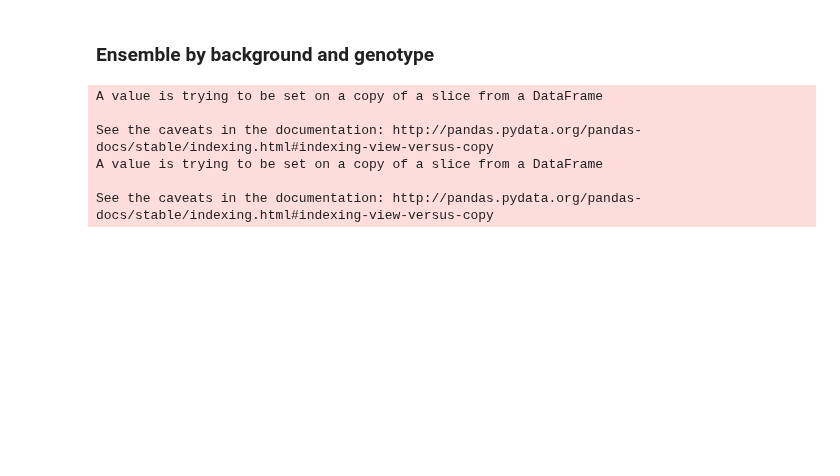
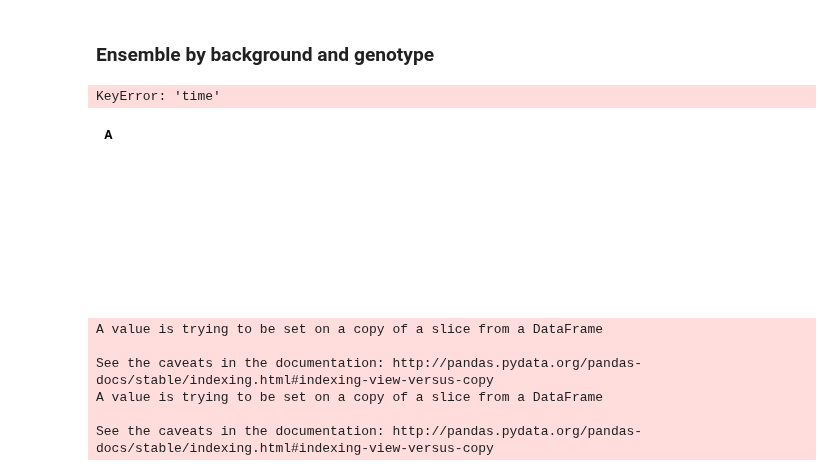
Before and after one commit to ivazquez/clonal-heterogeneity, a Jupyter notebook: src/figure5.ipynb, the cells around one changed output. Drawn from its saved outputs; the diff is of its cells as text; code cells hidden in the pictures; blank space fills up the shorter version.

```diff
--- a/src/figure5.ipynb
+++ b/src/figure5.ipynb
@@ -181,7 +191,7 @@ ax.axis('off')
 ### Box plots ###
 groups_sp = spores_norm_df.groupby(['env_evo','env_test'])
 groups_hy = hybrids_norm_df.groupby(['env_evo','env_test'])
-groups_cl = clone_norm_df.groupby(['env_evo','env_test'])
+groups_cl = clone_norm_df.groupby(['selection','env_test'])
 
 for (ii, (env_evo, env_test)) in enumerate([('HU','HU'),('RM','RM')]):
 
@@ -191,30 +201,30 @@ for (ii, (env_evo, env_test)) in enumerate([('HU','HU'),('RM','RM')]):
     C = groups_cl.get_group((env_evo, env_test))
 
     # filter by dictionary
-    S = S[(S['background'].isin(sp_bg_dict['position'][env_evo].keys())) &
+    S = S[(S['group'].isin(sp_bg_dict['position'][env_evo].keys())) &
           (S['genotype_short'].isin(sp_gt_short_dict['position'][env_evo].keys())) &
           (S['time'].isin(sp_cl_dict['position'][env_evo].keys()))]
-    H = H[(H['background'].isin(hy_bg_dict['position'][env_evo].keys())) &
+    H = H[(H['group'].isin(hy_bg_dict['position'][env_evo].keys())) &
           (H['genotype_short'].isin(hy_gt_short_dict['position'][env_evo].keys())) &
           (H['time'].isin(hy_cl_dict['position'][env_evo].keys()))]
 
     # apply sorting ranks to reorder rows
-    S.loc[:,'rank_background'] = S['background'].map(sp_bg_dict['position'][env_evo])
+    S.loc[:,'rank_group'] = S['group'].map(sp_bg_dict['position'][env_evo])
     S.loc[:,'rank_time'] = S['time'].map(sp_cl_dict['position'][env_evo])
     S.loc[:,'rank_gene'] = S['gene'].map(sp_gn_dict['position'][env_evo])
     S.loc[:,'rank_genotype'] = S['genotype_short'].map(sp_gt_short_dict['position'][env_evo])
-    S.sort_values(['rank_background','rank_time','rank_gene','rank_genotype'],
+    S.sort_values(['rank_group','rank_time','rank_gene','rank_genotype'],
                   ascending=True,inplace=True)
 
-    H.loc[:,'rank_background'] = H['background'].map(hy_bg_dict['position'][env_evo])
+    H.loc[:,'rank_background'] = H['group'].map(hy_bg_dict['position'][env_evo])
     H.loc[:,'rank_population'] = H['population'].map(hy_cl_dict['position'][env_evo])
     H.loc[:,'rank_gene'] = H['gene'].map(hy_gn_dict['position'][env_evo])
     H.loc[:,'rank_genotype'] = H['genotype_short'].map(hy_gt_short_dict['position'][env_evo])
     H.sort_values(['rank_background','rank_time','rank_gene','rank_genotype'],
                   ascending=True,inplace=True)
 
-    S_ref = S[S.background=='ancestral'].growth_rate.mean()
-    H_ref = H[H.background==('ancestral','ancestral')].growth_rate.mean()
+    S_ref = S[S.group=='ancestral'].growth_rate.mean()
+    H_ref = H[H.group==('ancestral','ancestral')].growth_rate.mean()
 
     ### spores barplot ###
     ax1 = plt.subplot(gs[(env_evo,'barplot')][:7])
@@ -225,9 +235,9 @@ for (ii, (env_evo, env_test)) in enumerate([('HU','HU'),('RM','RM')]):
     ax1.text(0, 1.125,  dict_environment['long_label'][env_evo], transform=ax1.transAxes,
              fontsize=6, va='center', ha='left')
 
-    S = S.groupby(['background','time','gene','genotype_short','tetrad','spore'], sort=False)[param]\
+    S = S.groupby(['group','time','gene','genotype_short','tetrad','spore'], sort=False)[param]\
     .agg([np.mean, np.median, np.std, 'count'])['mean']\
-    .unstack(level=['background','time','gene','genotype_short'])
+    .unstack(level=['group','time','gene','genotype_short'])
     S = S-S_ref
 
     bp = S.plot(ax=ax1, kind='box', by='population', return_type='dict',
@@ -244,18 +254,18 @@ for (ii, (env_evo, env_test)) in enumerate([('HU','HU'),('RM','RM')]):
     ### hybrids barplot ###
     ax2 = plt.subplot(gs[(env_evo,'barplot')][7:], sharey=ax1)
 
-    H = H.groupby(['background','time','gene','genotype_short','tetrad','spore'], sort=False)[param]\
+    H = H.groupby(['group','time','gene','genotype_short','tetrad','spore'], sort=False)[param]\
     .agg([np.mean, np.median, np.std, 'count'])['mean']\
-    .unstack(level=['background','time','gene','genotype_short'])
+    .unstack(level=['group','time','gene','genotype_short'])
     H = H-H_ref
 
-    C = C.groupby(['background','time','gene','genotype_short','isolate'], sort=False)[param]\
+    C = C.groupby(['group','time','gene','genotype_short','isolate'], sort=False)[param]\
     .agg([np.mean, np.median, np.std, 'count'])['mean']
     C_ref = C[('ancestral', 'ancestral')].mean()
 
     C = C-C_ref
-    C = C.unstack(level=['background','time','gene','genotype_short'])
-    C = C.loc[:,(C.columns.get_level_values('background').isin([('evolved','evolved')])\
+    C = C.unstack(level=['group','time','gene','genotype_short'])
+    C = C.loc[:,(C.columns.get_level_values('group').isin([('evolved','evolved')])\
                  &~(C.columns.get_level_values('gene').isin([('','')])))]
     C = C.reindex(columns=H.columns)
     C = C.dropna(how='all')
@@ -348,22 +358,22 @@ for (ii, (env_evo, env_test)) in enumerate([('HU','HU'),('RM','RM')]):
     H = groups_hy.get_group((env_evo, env_test))
 
     # apply sorting ranks to reorder rows
-    S.loc[:,u'rank_background'] = S[u'background'].map(dict_background)
+    S.loc[:,u'rank_group'] = S[u'group'].map(dict_background)
     S.loc[:,u'rank_time'] = S[u'time'].map(dict_population)
     S.loc[:,u'rank_genotype'] = S[u'genotype_short'].map(dict_genotype)
     S.loc[:,u'rank_gene'] = S[u'gene'].map(dict_gene)
-    S.sort_values(by=[u'rank_background',u'rank_population',u'rank_genotype',u'rank_gene'],
+    S.sort_values(by=[u'rank_group',u'rank_population',u'rank_genotype',u'rank_gene'],
                   ascending=True,inplace=True)
 
-    H.loc[:,u'rank_background_MATa'] = H[u'background_MATa'].map(dict_background)
-    H.loc[:,u'rank_background_MATα'] = H[u'background_MATα'].map(dict_background)
+    H.loc[:,u'rank_group_MATa'] = H[u'group_MATa'].map(dict_background)
+    H.loc[:,u'rank_group_MATα'] = H[u'group_MATα'].map(dict_background)
     H.loc[:,u'rank_time_MATa'] = H[u'time_MATa'].map(dict_population)
     H.loc[:,u'rank_time_MATα'] = H[u'time_MATα'].map(dict_population)
     H.loc[:,u'rank_genotype_MATa'] = H[u'genotype_short_MATa'].map(dict_genotype)
     H.loc[:,u'rank_genotype_MATα'] = H[u'genotype_short_MATα'].map(dict_genotype)
     H.loc[:,u'rank_gene_MATa'] = H[u'gene_MATa'].map(dict_gene)
     H.loc[:,u'rank_gene_MATα'] = H[u'gene_MATα'].map(dict_gene)
-    H.sort_values(by=[u'rank_background_MATa',u'rank_background_MATα',
+    H.sort_values(by=[u'rank_group_MATa',u'rank_group_MATα',
                       u'rank_time_MATa',u'rank_time_MATα',
                       u'rank_gene_MATa',u'rank_gene_MATα',
                       u'rank_genotype_MATa',u'rank_genotype_MATα'],
@@ -375,7 +385,7 @@ for (ii, (env_evo, env_test)) in enumerate([('HU','HU'),('RM','RM')]):
              fontsize=12, fontweight='bold', va='center', ha='right')
 
     # spores
-    S = S.groupby([u'mating',u'background',u'time',u'genotype_short',u'gene'],
+    S = S.groupby([u'mating',u'group',u'time',u'genotype_short',u'gene'],
                     sort=False).agg(np.mean)[param]
     S_ref = S.ix[:,'ancestral'].mean()
     S = S-S_ref
@@ -391,10 +401,10 @@ for (ii, (env_evo, env_test)) in enumerate([('HU','HU'),('RM','RM')]):
                         cmap=plt.cm.RdBu_r, radius=0.25)
 
     # hybrids
-    H = H.groupby([u'background_MATa',u'time_MATa',u'gene_MATa',u'genotype_short_MATa',
-                   u'background_MATα',u'time_MATα',u'gene_MATα',u'genotype_short_MATα'],
+    H = H.groupby([u'group_MATa',u'time_MATa',u'gene_MATa',u'genotype_short_MATa',
+                   u'group_MATα',u'time_MATα',u'gene_MATα',u'genotype_short_MATα'],
                     sort=False).agg(np.mean)[param]
-    H = H.unstack(level=[u'background_MATα',u'time_MATα',u'gene_MATα',u'genotype_short_MATα'])
+    H = H.unstack(level=[u'group_MATα',u'time_MATα',u'gene_MATα',u'genotype_short_MATα'])
     H_ref = H.loc['ancestral','ancestral'].loc['WAxNA','WAxNA'].values.squeeze()
     H = H-H_ref
 
@@ -458,16 +468,16 @@ for (ii, (env_evo, env_test)) in enumerate([('HU','HU'),('RM','RM')]):
 
 ### Variance components ###
 sdf = spores_norm_df
-sdf = sdf[sdf.background.isin(['ancestral','evolved'])]
+sdf = sdf[sdf.group.isin(['ancestral','evolved'])]
 sdf = sdf[np.isfinite(sdf['growth_rate'])]
 
 hdf = hybrids_norm_df
-hdf = hdf[hdf.background.isin([('ancestral','ancestral'),('ancestral','evolved'),('evolved','evolved')])]
+hdf = hdf[hdf.group.isin([('ancestral','ancestral'),('ancestral','evolved'),('evolved','evolved')])]
 hdf = hdf[np.isfinite(hdf['growth_rate'])]
 
 formula = 'growth_rate ~ C(background) + C(gene) + C(genotype_short) + C(auxotrophy) + C(individual)'
-tsdf = sdf.groupby(['env_evo','env_test']).apply(stats.variance_vectors, formula)
-thdf = hdf.groupby(['env_evo','env_test']).apply(stats.variance_vectors, formula)
+tsdf = sdf.groupby(['selection','env_test']).apply(stats.variance_vectors, formula)
+thdf = hdf.groupby(['selection','env_test']).apply(stats.variance_vectors, formula)
 df = pd.concat([tsdf, thdf], keys=['spores','hybrids'], names=['type'])
 
 # fix columns
@@ -487,14 +497,14 @@ order = [val for val in order if val in df.columns]
 df = df[order]
 
 # fix index
-df = df.swaplevel('type', 'env_evo')
-df = df.swaplevel('type', 'env_test')
-df = df.sort_index(level=['env_evo','env_test','type'])
+df = df.swaplevel('type', 'selection')
+df = df.swaplevel('type', 'environment')
+df = df.sort_index(level=['selection','environment','type'])
 df = df.sort_index(ascending=False)
 
 axes = {}
 
-for ii, (env_evo, ge) in enumerate(df.groupby(level='env_evo')):
+for ii, (env_evo, ge) in enumerate(df.groupby(level='selection')):
 
     if env_evo=='HU':
         axes[env_evo] = plt.subplot(gs['variance'][ii])
@@ -526,33 +536,36 @@ for ii, (env_evo, ge) in enumerate(df.groupby(level='env_evo')):
     # y-axis
     ax.set_ylabel('')
     ystart, yend, ylabels = plot.set_custom_labels(ge.index, 1)
     ax.set_yticks(ylabels.values())
     ax.set_yticklabels(ylabels.keys(), fontsize=6)
 
     # annotate panels and axis
     ax.annotate(env_evo, xy=(0.9, 0.05),
                 xycoords=('axes fraction', 'axes fraction'),
                 ha='center', va='bottom', fontsize=6)
 
     ax.tick_params(axis='both', which='major', labelsize=6, size=2)
 
 # Fix x-axis labels (missing due to boxplot styling)
 axes['RM'].xaxis.set_visible(True)
 plt.setp(axes['RM'].get_xticklabels(), visible=True)
 
 s_artist = patches.Rectangle((0,0), width=1, height=1,
                              facecolor='w', edgecolor='k')
 h_artist = patches.Rectangle((0,0), width=1, height=1, hatch='///',
                              facecolor='w', edgecolor='k')
 
 leg2 = axes['HU'].legend([s_artist,h_artist], ['spores','hybrids'],
                          bbox_to_anchor=(0.5, 1.2), ncol=2,
                          frameon=False, loc='upper center',
                          borderaxespad=0, handlelength=0.75, prop={'size':6})
 
 fig.savefig(dir_paper+'figures/figure5/figure5.png', dpi=300, bbox_inches='tight')
 fig.savefig(dir_paper+'figures/figure5/figure5.svg', dpi=300, bbox_inches='tight')
 plt.show()
+# %% [output]
+KeyError: 'time'
+[figure, added]
 # %%
 param='growth_rate'
 
```
Also changed, not shown: parts of 7 cells of this notebook.
